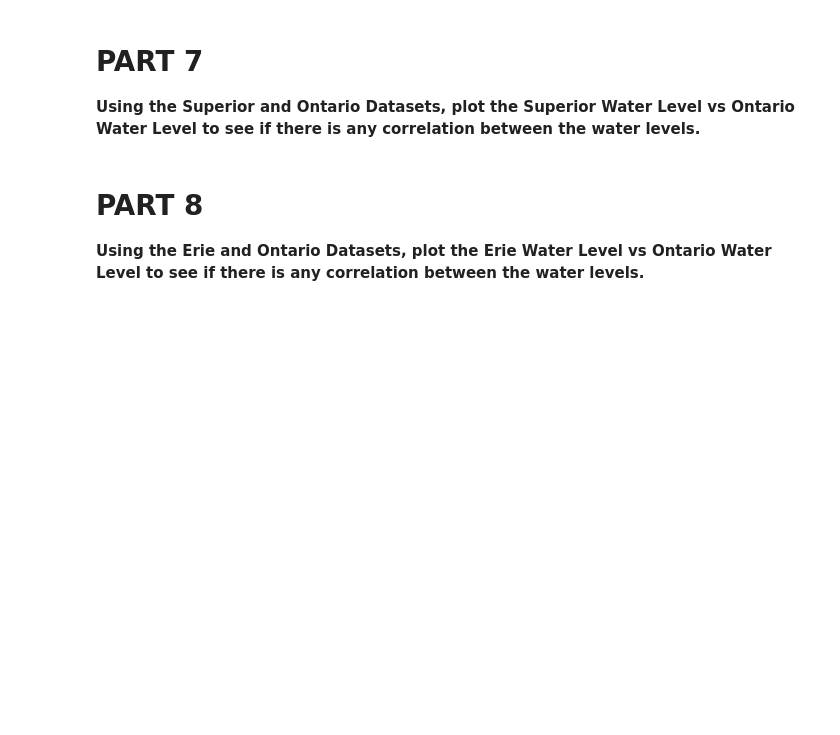
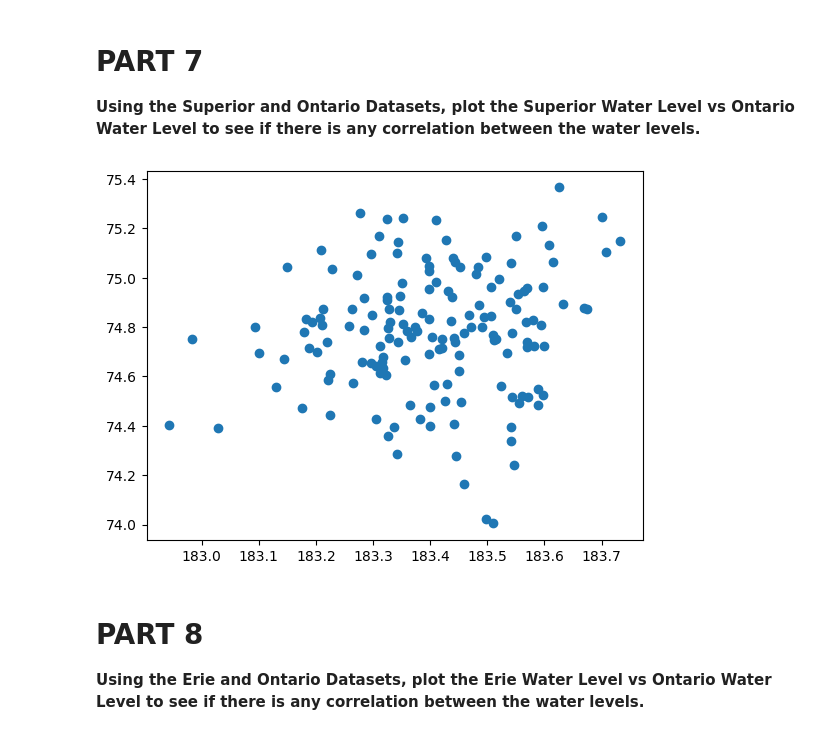
Before and after one commit to raosukruth/CMSE202_Git_Started_SR, a Jupyter notebook: Great_Lakes_and_Grand_River.ipynb, the cells around one changed output. Drawn from its saved outputs; the diff is of its cells as text; code cells hidden in the pictures; blank space fills up the shorter version.

```diff
--- a/Great_Lakes_and_Grand_River.ipynb
+++ b/Great_Lakes_and_Grand_River.ipynb
@@ -77,3 +89,11 @@ plt.plot(time, watlvl)
+# %%
+# Insert Code Here
+sup = pd.read_csv("data/sup.csv")
+sup_avg = sup['AnnAvg']
+plt.scatter(sup_avg, ont_avg)
+plt.show()
+# %% [output]
+[figure, added]
 # %% [markdown]
 # PART 8
 
```
Also changed, not shown: parts of 6 cells of this notebook.
